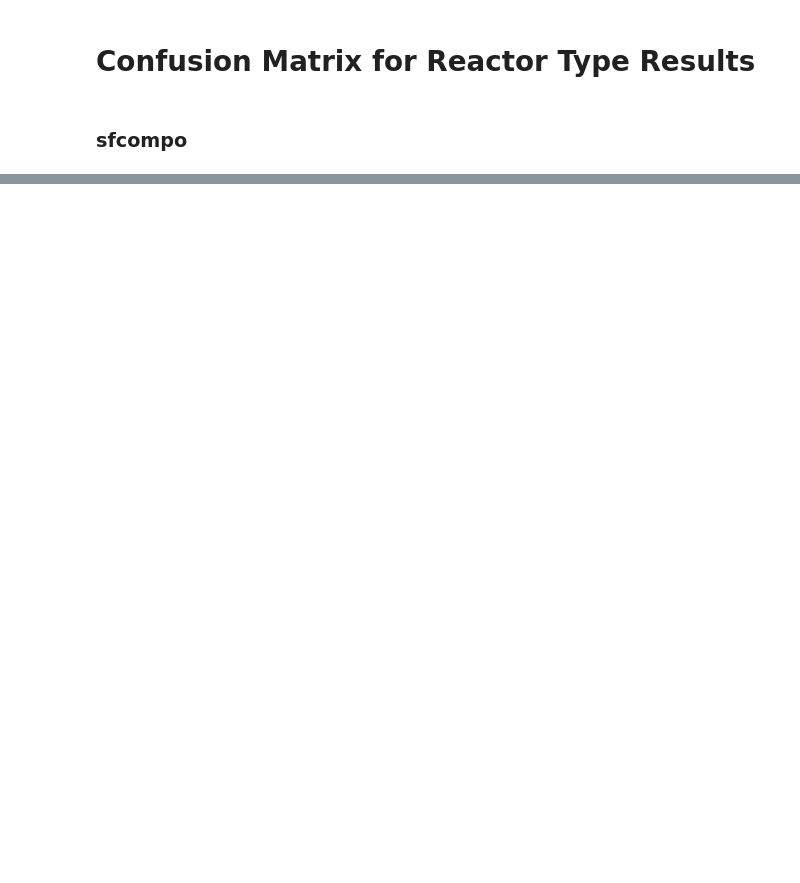
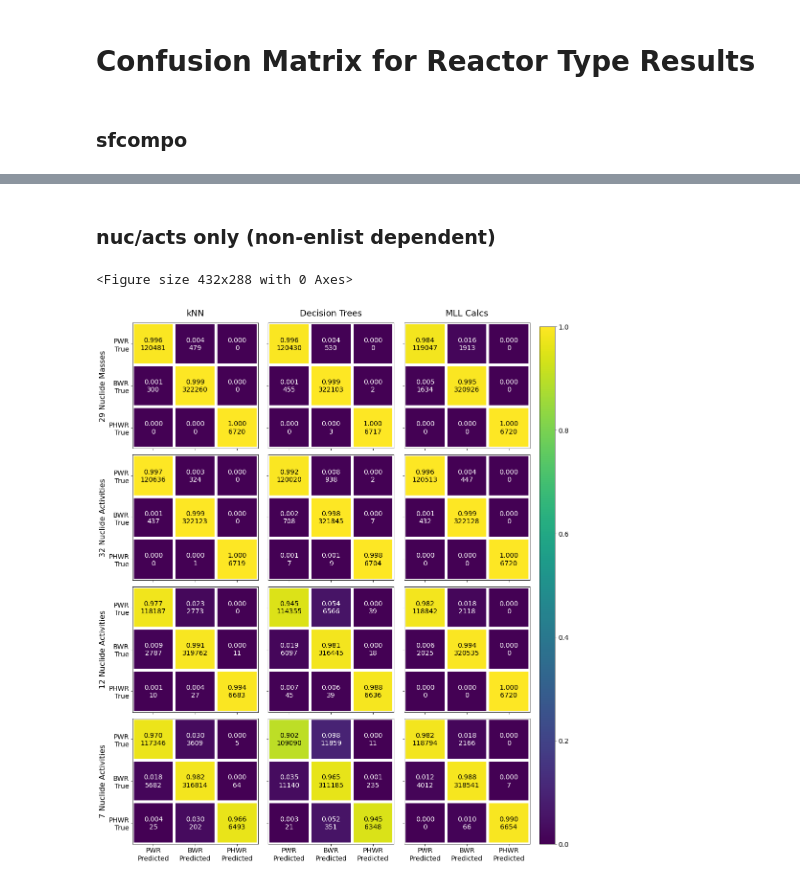
Before and after one commit to opotowsky/process_results, a Jupyter notebook: confusion_matrix.ipynb, the cells around one changed output, grey strips where cells are left out. Cells and saved outputs as stored; diff of their text form; code cells hidden in the pictures; blank space fills up the shorter version.

```diff
--- a/confusion_matrix.ipynb
+++ b/confusion_matrix.ipynb
@@ -242,0 +189,16 @@ plot_cm([mll_cm, knn_cm, dtr_cm], ' auto, Lab HPGe')
+# %%
+import pickle
+res_dir = '/mnt/researchdrive/BOX_INTERNAL/opotowsky/processed_results/'
+pklname = res_dir + 'confusion_matrices_all_detectors_normalized.pkl'
+with open(pklname, 'rb') as pkl:
+    cm_norm = pickle.load(pkl)
+pklname = res_dir + 'confusion_matrices_all_detectors_rawnums.pkl'
+with open(pklname, 'rb') as pkl:
+    cm_num = pickle.load(pkl)
+# %%
+Nucs = ['29 Nuclide Masses', '32 Nuclide Activities', '12 Nuclide Activities', '7 Nuclide Activities']
+dets = ['d1_hpge', 'd2_hpge', 'd3_czt', 'd6_sri2', 'd5_labr3', 'd4_nai']
+Dets = ['Lab HPGe', 'Portable HPGe', 'CZT', 'SrI2', 'LaBr3', 'NaI']
+ens = ['auto', 'short', 'long']
+#en_lbl = ['Auto', 'Short', 'Long']
+algs = ['knn', 'dtree', 'mll']
@@ -242,0 +240,18 @@ plot_cm([mll_cm, knn_cm, dtr_cm], ' auto, Lab HPGe')
+# %% [markdown]
+### nuc/acts only (non-enlist dependent)
+# %%
+cms = [cm_norm['nuc29']['short'],
+       cm_norm['act32']['short'],
+       cm_norm['act7/12']['long'],
+       cm_norm['act7/12']['short']]
+cm_nums = [cm_num['nuc29']['short'],
+           cm_num['act32']['short'],
+           cm_num['act7/12']['long'],
+           cm_num['act7/12']['short']]
+row_labels = Nucs
+fig = plot_cm(cms, cm_nums, row_labels)
+sv_fig = './plots/confusion_matrix_nucs_acts.png'
+fig.savefig(sv_fig, bbox_inches='tight', transparent=True)
+# %% [output]
+<Figure size 432x288 with 0 Axes>
+[figure, added]
```
Also changed, not shown: parts of 33 cells of this notebook.
